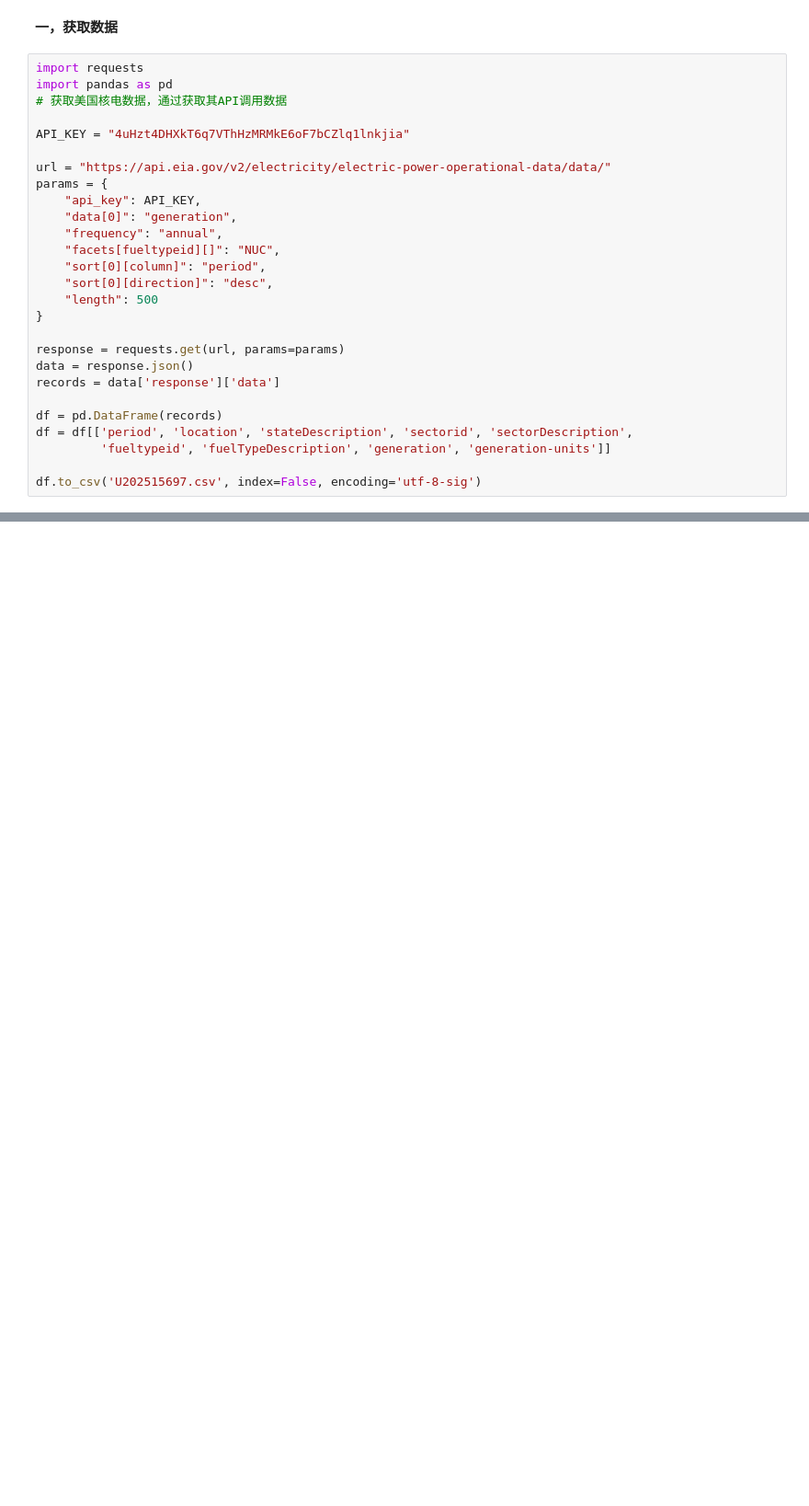
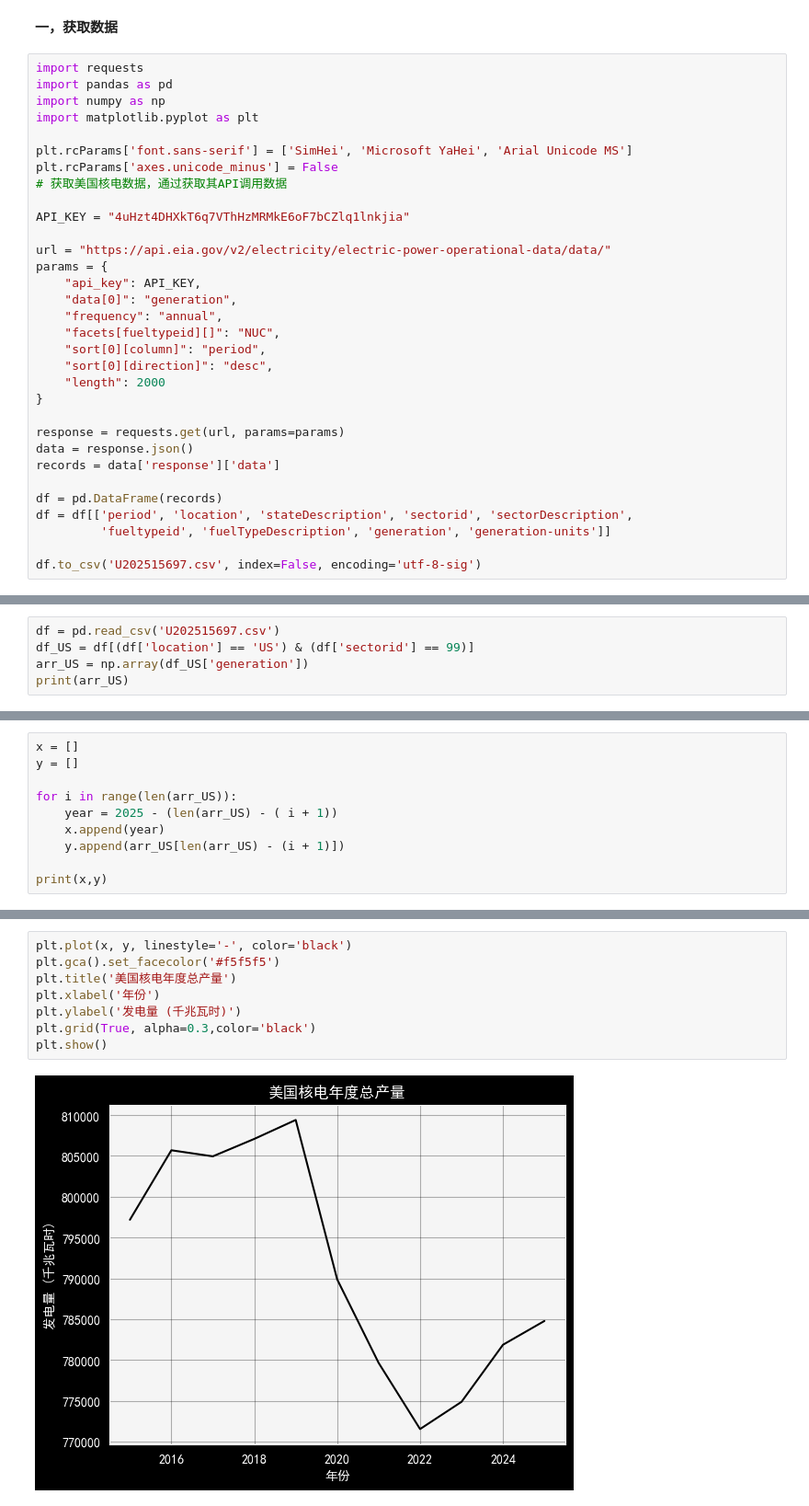
Before and after one commit to panbohuan/HUSTpython, a Jupyter notebook: eia_nuclear.ipynb, the cells around one changed output, grey strips where cells are left out. Shown at 92% size. Cells and saved outputs as stored; diff of their text form; blank space fills up the shorter version.

```diff
--- a/eia_nuclear.ipynb
+++ b/eia_nuclear.ipynb
@@ -11,6 +11,11 @@
 # %%
 import requests
 import pandas as pd
+import numpy as np
+import matplotlib.pyplot as plt
+
+plt.rcParams['font.sans-serif'] = ['SimHei', 'Microsoft YaHei', 'Arial Unicode MS']
+plt.rcParams['axes.unicode_minus'] = False
 # 获取美国核电数据，通过获取其API调用数据
 
 API_KEY = "4uHzt4DHXkT6q7VThHzMRMkE6oF7bCZlq1lnkjia"
@@ -23,7 +28,7 @@ params = {
     "facets[fueltypeid][]": "NUC",
     "sort[0][column]": "period",
     "sort[0][direction]": "desc",
-    "length": 500
+    "length": 2000
 }
 
 response = requests.get(url, params=params)
@@ -37,0 +47,5 @@ df.to_csv('U202515697.csv', index=False, encoding='utf-8-sig')
+# %%
+df = pd.read_csv('U202515697.csv')
+df_US = df[(df['location'] == 'US') & (df['sectorid'] == 99)]
+arr_US = np.array(df_US['generation'])
+print(arr_US)
@@ -37,0 +63,10 @@ df.to_csv('U202515697.csv', index=False, encoding='utf-8-sig')
+# %%
+x = []
+y = []
+
+for i in range(len(arr_US)):
+    year = 2025 - (len(arr_US) - ( i + 1))
+    x.append(year)
+    y.append(arr_US[len(arr_US) - (i + 1)])
+
+print(x,y)
@@ -37,0 +75,10 @@ df.to_csv('U202515697.csv', index=False, encoding='utf-8-sig')
+# %%
+plt.plot(x, y, linestyle='-', color='black')
+plt.gca().set_facecolor('#f5f5f5')
+plt.title('美国核电年度总产量')
+plt.xlabel('年份')
+plt.ylabel('发电量 (千兆瓦时)')
+plt.grid(True, alpha=0.3,color='black')
+plt.show()
+# %% [output]
+[figure, added]
```
Also changed, not shown: parts of 15 cells of this notebook.
